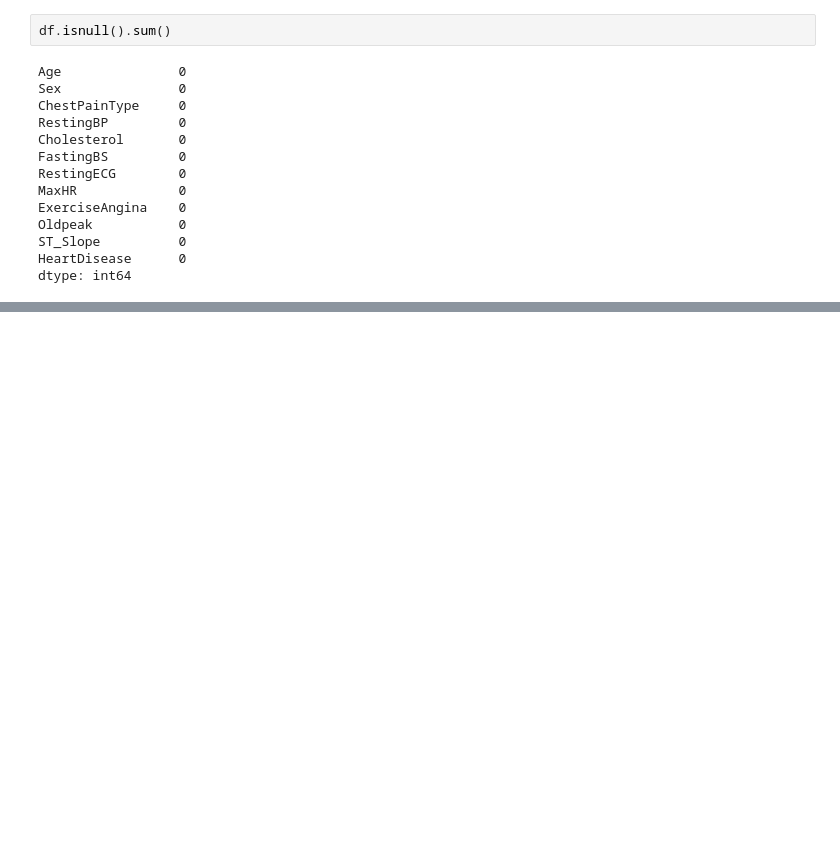
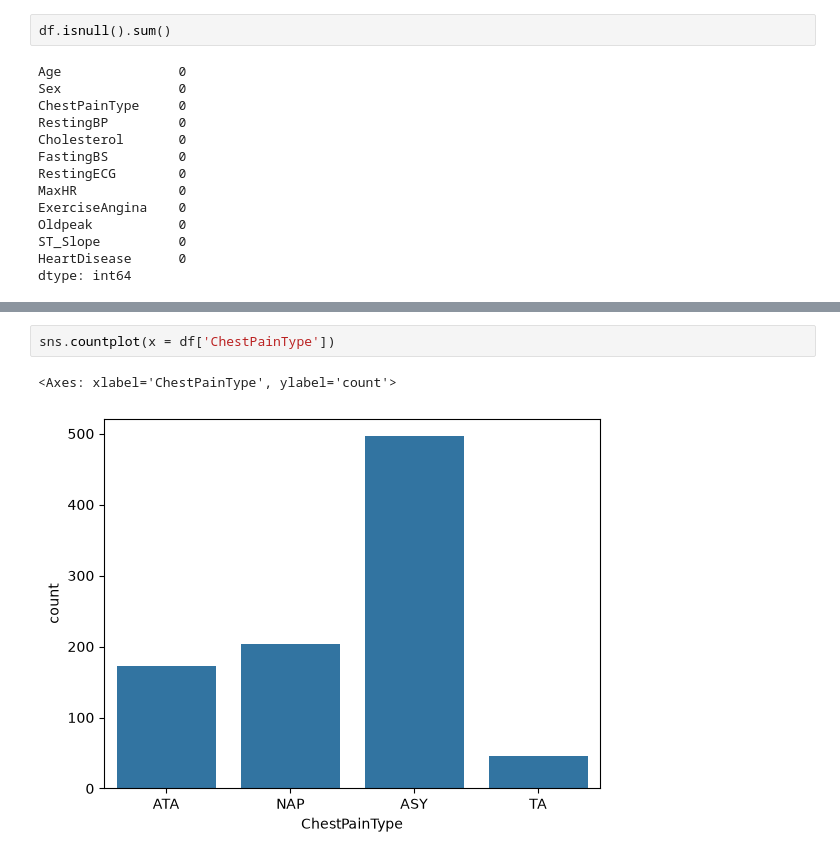
Before and after one commit to rajnikant-coder/ML-learnings-, a Jupyter notebook: cleaning and preprocessing heart_data.ipynb, the cells around one changed output, grey strips where cells are left out. Saved outputs shown, nothing was run; the diff lists cells and outputs as text; blank space fills up the shorter version.

```diff
--- a/cleaning and preprocessing heart_data.ipynb
+++ b/cleaning and preprocessing heart_data.ipynb
@@ -104,0 +153,5 @@ KeyError: 'Cholestrol'
+# %%
+sns.countplot(x = df['ChestPainType'])
+# %% [output]
+<Axes: xlabel='ChestPainType', ylabel='count'>
+[figure, added]
```
Also changed, not shown: parts of 24 cells of this notebook.
